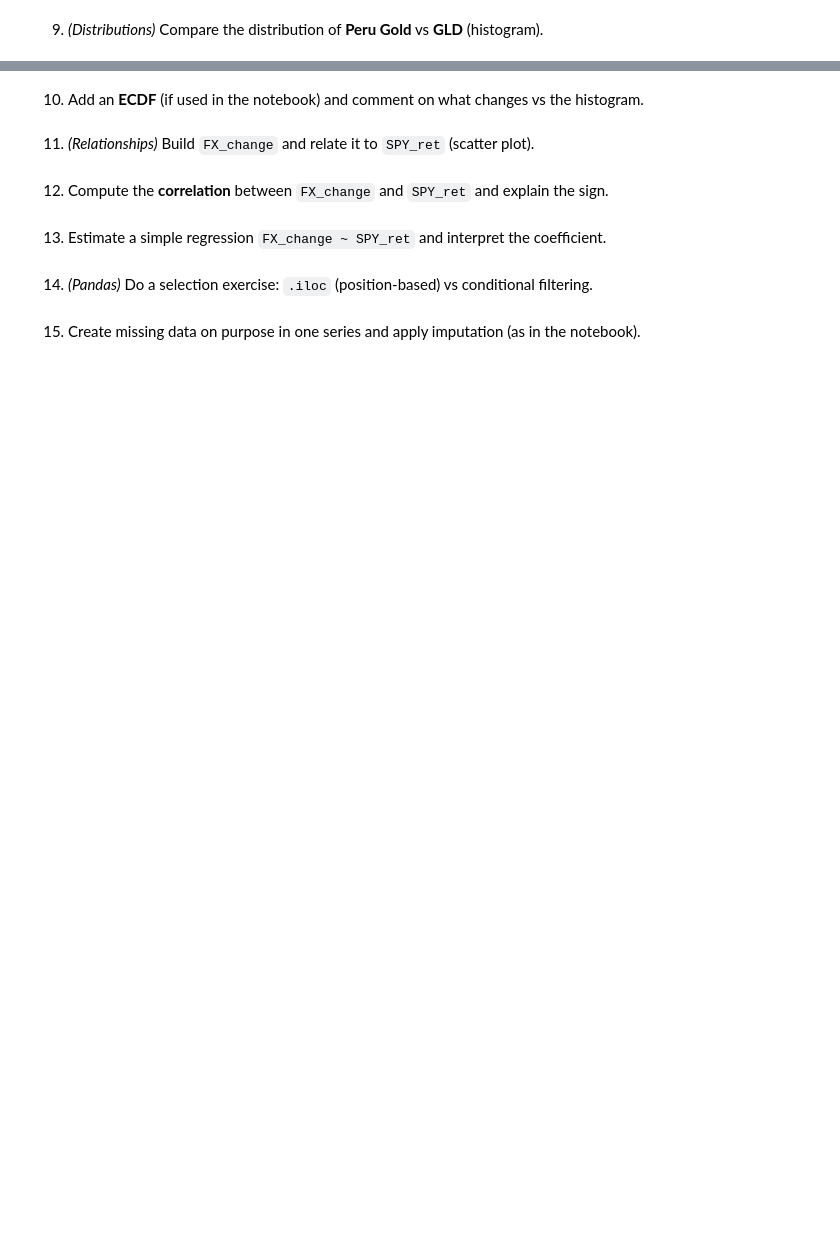
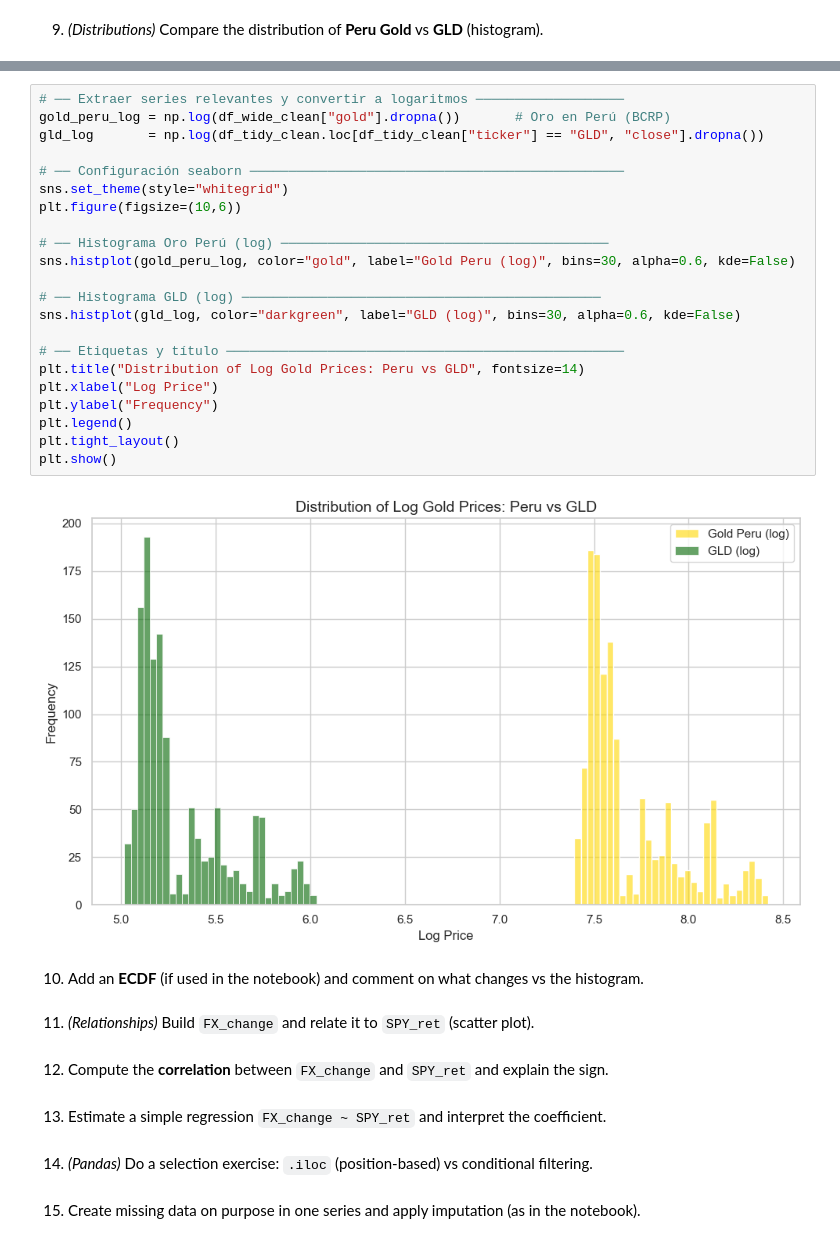
Before and after one commit to anzonyquispe/Python-for-Finance, a Jupyter notebook: homeworks/Assignment_3/Group 6.ipynb, the cells around one changed output, grey strips where cells are left out. Saved outputs shown, nothing was run; the diff lists cells and outputs as text; blank space fills up the shorter version.

```diff
--- a/homeworks/Assignment_3/Group 6.ipynb
+++ b/homeworks/Assignment_3/Group 6.ipynb
@@ -456,3 +365,27 @@ plt.show()
+# %%
+# ── Extraer series relevantes y convertir a logaritmos ───────────────────
+gold_peru_log = np.log(df_wide_clean["gold"].dropna())       # Oro en Perú (BCRP)
+gld_log       = np.log(df_tidy_clean.loc[df_tidy_clean["ticker"] == "GLD", "close"].dropna())
+
+# ── Configuración seaborn ────────────────────────────────────────────────
+sns.set_theme(style="whitegrid")
+plt.figure(figsize=(10,6))
+
+# ── Histograma Oro Perú (log) ──────────────────────────────────────────
+sns.histplot(gold_peru_log, color="gold", label="Gold Peru (log)", bins=30, alpha=0.6, kde=False)
+
+# ── Histograma GLD (log) ──────────────────────────────────────────────
+sns.histplot(gld_log, color="darkgreen", label="GLD (log)", bins=30, alpha=0.6, kde=False)
+
+# ── Etiquetas y título ───────────────────────────────────────────────────
+plt.title("Distribution of Log Gold Prices: Peru vs GLD", fontsize=14)
+plt.xlabel("Log Price")
+plt.ylabel("Frequency")
+plt.legend()
+plt.tight_layout()
+plt.show()
+# %% [output]
+[figure, added]
 # %% [markdown]
 10. Add an **ECDF** (if used in the notebook) and comment on what changes vs the histogram.
 # %% [markdown]
```
Also changed, not shown: parts of 11 cells of this notebook.
